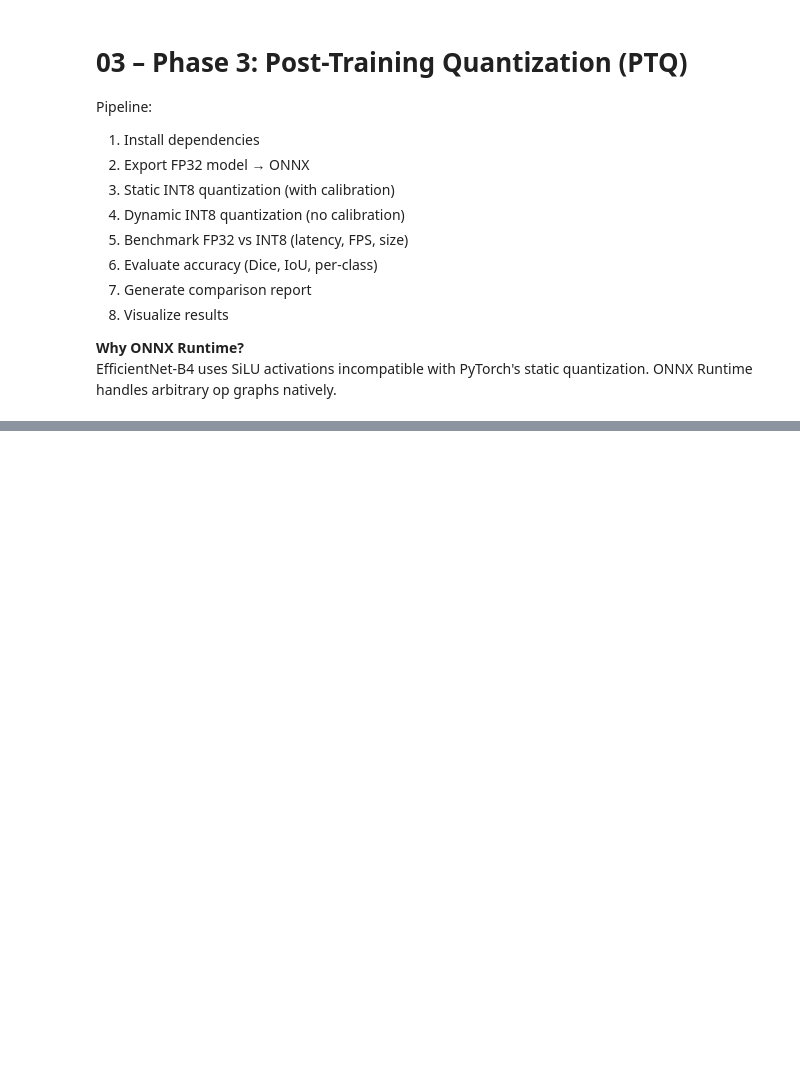
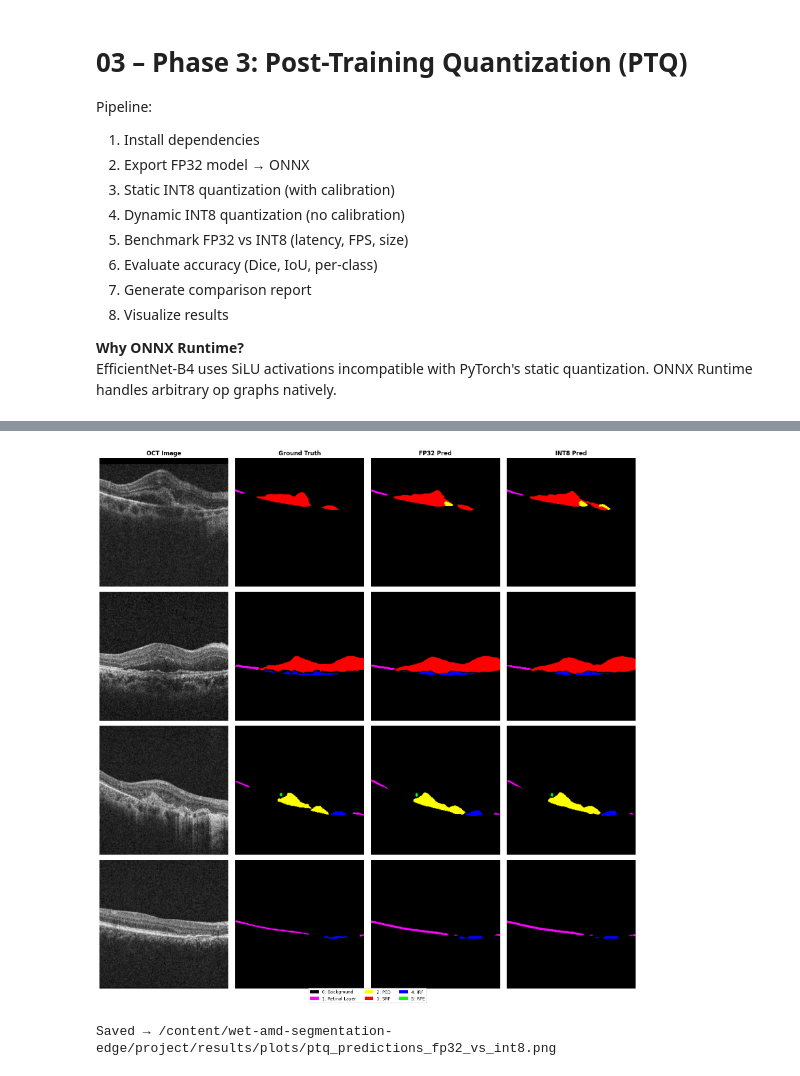
Before and after one commit to Anuradha00Herath/wet-amd-segmentation-edge, a Jupyter notebook: project/notebooks/03_ptq_quantization.ipynb, the cells around one changed output, grey strips where cells are left out. Cells and saved outputs as stored; diff of their text form; code cells hidden in the pictures; blank space fills up the shorter version.

```diff
--- a/project/notebooks/03_ptq_quantization.ipynb
+++ b/project/notebooks/03_ptq_quantization.ipynb
@@ -51,4 +84,6 @@ print('Device:', device_info(device))
 # ── Load FP32 model ───────────────────────────────────────────────────────────
 fp32_model = load_model(cfg, device=device)
 fp32_model = prepare_model_for_export(fp32_model)
-print('FP32 model loaded.')
+
+_, _, test_loader = build_dataloaders(cfg)
+print(f'Test batches: {len(test_loader)}')
@@ -102,0 +157,9 @@ print(f"Speedup           : {speedup:.2f}×")
+# %%
+# ── Step 3: Create ORT sessions ───────────────────────────────────────────────
+fp32_session = create_ort_session(fp32_onnx_path)
+int8_session = create_ort_session(int8_path)
+
+fp32_input = fp32_session.get_inputs()[0].name
+int8_input = int8_session.get_inputs()[0].name
+print(f'FP32 input name: {fp32_input}')
+print(f'INT8 input name: {int8_input}')
@@ -113,0 +410,48 @@ for name in CLASS_NAMES:
+# %%
+# ── Step 10: Qualitative Predictions — FP32 vs INT8 ──────────────────────────
+import matplotlib.pyplot as plt
+from evaluation.visualization import mask_to_rgb, denormalize, CLASS_COLORS
+from matplotlib.patches import Patch
+
+images_cat = torch.cat(int8_samples['images'])[:4]
+gt_cat     = torch.cat(int8_samples['gt'])[:4]
+pred_fp32  = torch.cat(fp32_samples['pred'])[:4]
+pred_int8  = torch.cat(int8_samples['pred'])[:4]
+
+n   = images_cat.shape[0]
+fig, axes = plt.subplots(n, 4, figsize=(16, 4 * n))
+if n == 1: axes = [axes]
+
+for ax, title in zip(axes[0], ['OCT Image', 'Ground Truth', 'FP32 Pred', 'INT8 Pred']):
+    ax.set_title(title, fontsize=12, fontweight='bold')
+
+imgs_disp = denormalize(images_cat, cfg).cpu()
+
+for i in range(n):
+    img      = imgs_disp[i].squeeze().numpy()
+    gt_rgb   = mask_to_rgb(gt_cat[i].numpy())
+    fp32_rgb = mask_to_rgb(pred_fp32[i].numpy())
+    int8_rgb = mask_to_rgb(pred_int8[i].numpy())
+
+    axes[i][0].imshow(img, cmap='gray')
+    axes[i][1].imshow(gt_rgb)
+    axes[i][2].imshow(fp32_rgb)
+    axes[i][3].imshow(int8_rgb)
+    for ax in axes[i]: ax.axis('off')
+
+legend_elements = [
+    Patch(facecolor=CLASS_COLORS[c]/255.0, label=f'{c}: {CLASS_NAMES[c]}')
+    for c in range(NUM_CLASSES)
+]
+fig.legend(handles=legend_elements, loc='lower center', ncol=3,
+           fontsize=9, bbox_to_anchor=(0.5, -0.02))
+plt.tight_layout()
+
+import os
+pred_path = os.path.join(cfg.plots_dir, 'ptq_predictions_fp32_vs_int8.png')
+fig.savefig(pred_path, dpi=150, bbox_inches='tight')
+plt.show()
+print(f'Saved → {pred_path}')
+# %% [output]
+[figure, added]
+Saved → /content/wet-amd-segmentation-edge/project/results/plots/ptq_predictions_fp32_vs_int8.png
```
Also changed, not shown: parts of 20 cells of this notebook.
